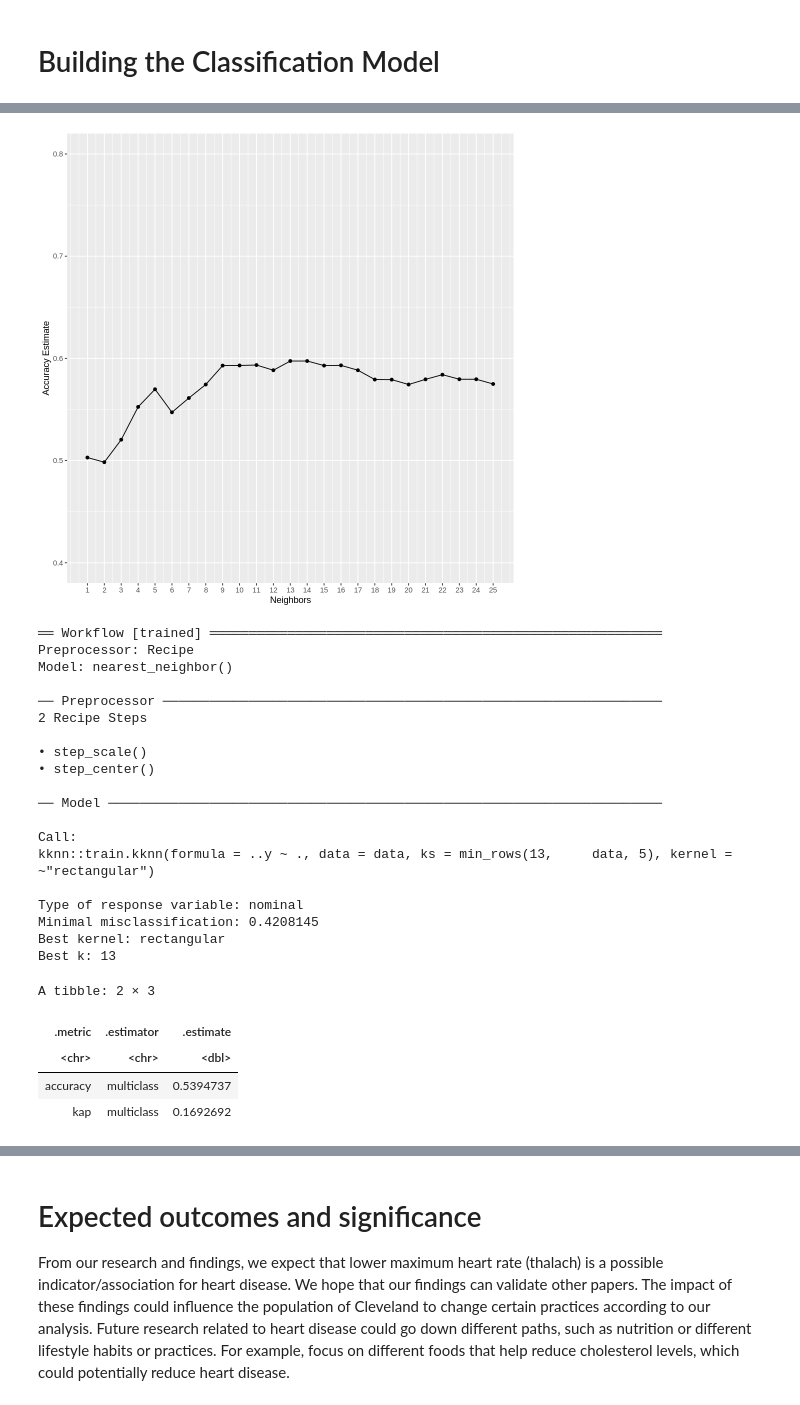
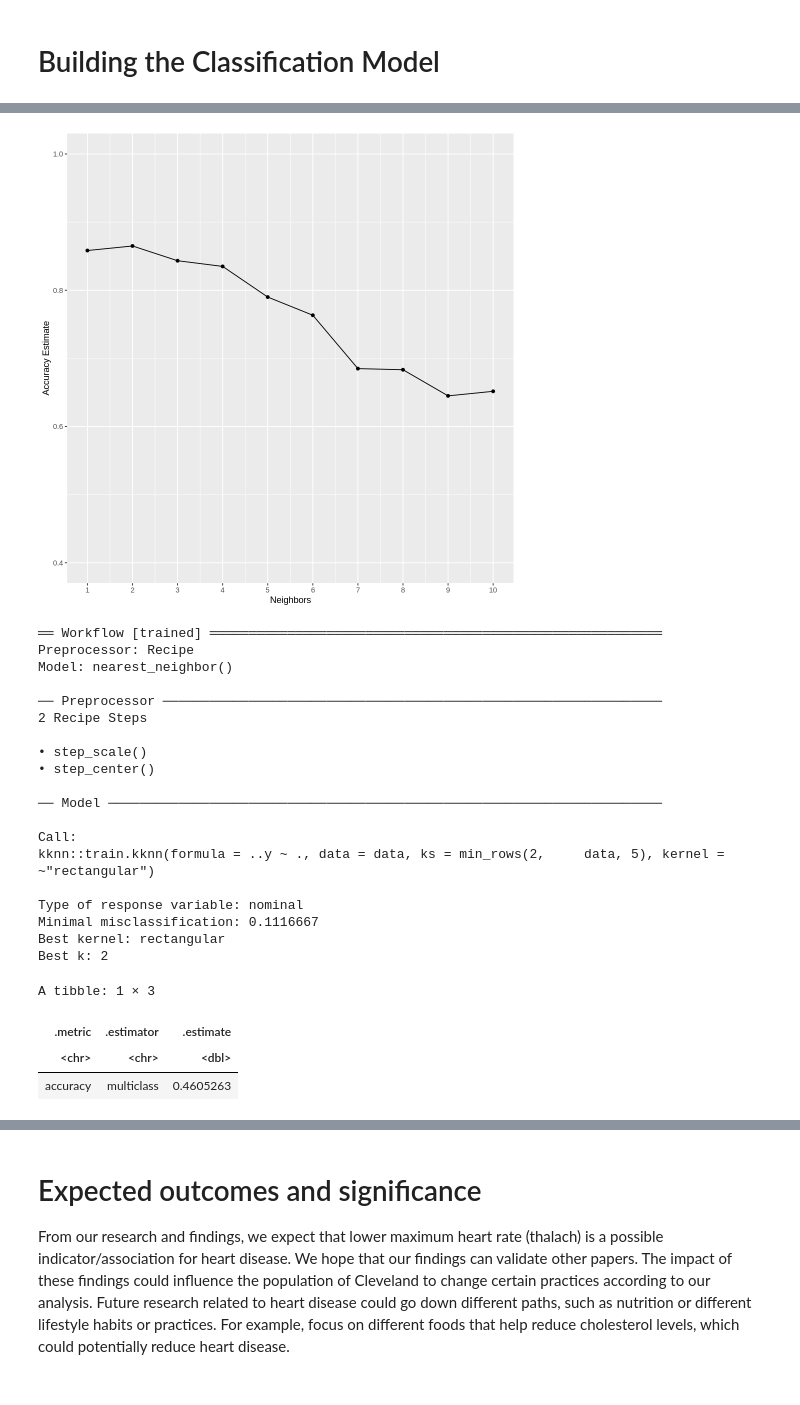
Before and after one commit to mikayladitosto/dsci-100-2023s1-group-14, a Jupyter notebook: Project.ipynb, the cells around one changed output, grey strips where cells are left out. Drawn from its saved outputs; the diff is of its cells as text; code cells hidden in the pictures.

```diff
--- a/Project.ipynb
+++ b/Project.ipynb
@@ -280,9 +248,19 @@ Relationship here???
 # %% [markdown]
 # Building the Classification Model #
 # %%
-#library(themis)
-cleveland_recipe <- recipe(num ~ thalach + oldpeak, data = cleveland_training) |>
-#step_upsample(num, over_ratio = 1, skip = FALSE) |>
+library(themis)
+cleveland_recipe <- recipe(num ~ ., data = cleveland_training) |>
+step_upsample(num, over_ratio = 1, skip = FALSE) |>
+prep()
+
+upsampled_cleveland <- bake(cleveland_recipe, cleveland_training)
+
+count_upsampled <- upsampled_cleveland|>
+                      group_by(num) |>
+                        summarize(n= n())
+head(upsampled_cleveland)
+
+cleveland_recipe_2 <- recipe(num ~ thalach + oldpeak, data = upsampled_cleveland) |>
 step_scale(all_predictors()) |>
 step_center(all_predictors())
 # %% [output]
@@ -295,6 +279,6 @@ set_engine("kknn") |>
 set_mode("classification")
 # %%
 cleveland_wkflw <- workflow() |>
-    add_recipe(cleveland_recipe) |>
+    add_recipe(cleveland_recipe_2) |>
     add_model(knn_spec)
 # %%
@@ -332,10 +308,10 @@ A tibble: 25 × 7
 # %%
 accuracy_versus_k <- ggplot(cleveland_results, aes(x = neighbors, y = mean)) +
 geom_point() +
 geom_line() +
 labs(x = "Neighbors", y = "Accuracy Estimate") +
-scale_x_continuous(breaks = seq(1, 25, by = 1)) +
-scale_y_continuous(limits = c(0.4, 0.8))
+scale_x_continuous(breaks = seq(1, 10, by = 1)) +
+scale_y_continuous(limits = c(0.4, 1.0))
 accuracy_versus_k
 # %% [output]
-[figure, old version]
+[figure, new version]
@@ -344,12 +318,12 @@ accuracy_versus_k
 # %%
-knn_spec <- nearest_neighbor(weight_func = "rectangular", neighbors = 13) |>
+knn_spec <- nearest_neighbor(weight_func = "rectangular", neighbors = 2) |>
 set_engine("kknn") |>
 set_mode("classification")
 
 cleveland_fit <- workflow() |>
-add_recipe(cleveland_recipe) |>
+add_recipe(cleveland_recipe_2) |>
 add_model(knn_spec) |>
-fit(data = cleveland_training)
+fit(data = upsampled_cleveland)
 cleveland_fit
 # %% [output]
 ══ Workflow [trained] ══════════════════════════════════════════════════════════
@@ -365,25 +339,25 @@ Model: nearest_neighbor()
 ── Model ───────────────────────────────────────────────────────────────────────
 
 Call:
-kknn::train.kknn(formula = ..y ~ ., data = data, ks = min_rows(13,     data, 5), kernel = ~"rectangular")
+kknn::train.kknn(formula = ..y ~ ., data = data, ks = min_rows(2,     data, 5), kernel = ~"rectangular")
 
 Type of response variable: nominal
-Minimal misclassification: 0.4208145
+Minimal misclassification: 0.1116667
 Best kernel: rectangular
-Best k: 13
+Best k: 2
 # %%
 cleveland_test_predictions <- predict(cleveland_fit, cleveland_testing) |>
 bind_cols(cleveland_testing)
 
 cleveland_prediction_accuracy <- cleveland_test_predictions |>
-metrics(truth = num, estimate = .pred_class)
+metrics(truth = num, estimate = .pred_class) |>
+filter(.metric == "accuracy")
 cleveland_prediction_accuracy
 # %% [output]
-A tibble: 2 × 3
+A tibble: 1 × 3
 | .metric | .estimator | .estimate |
 | <chr> | <chr> | <dbl> |
-| accuracy | multiclass | 0.5394737 |
-| kap | multiclass | 0.1692692 |
+| accuracy | multiclass | 0.4605263 |
 # %%
 cleveland_mat <- cleveland_test_predictions |>
 conf_mat(truth = num, estimate = .pred_class)
```
Also changed, not shown: parts of 16 cells of this notebook.
